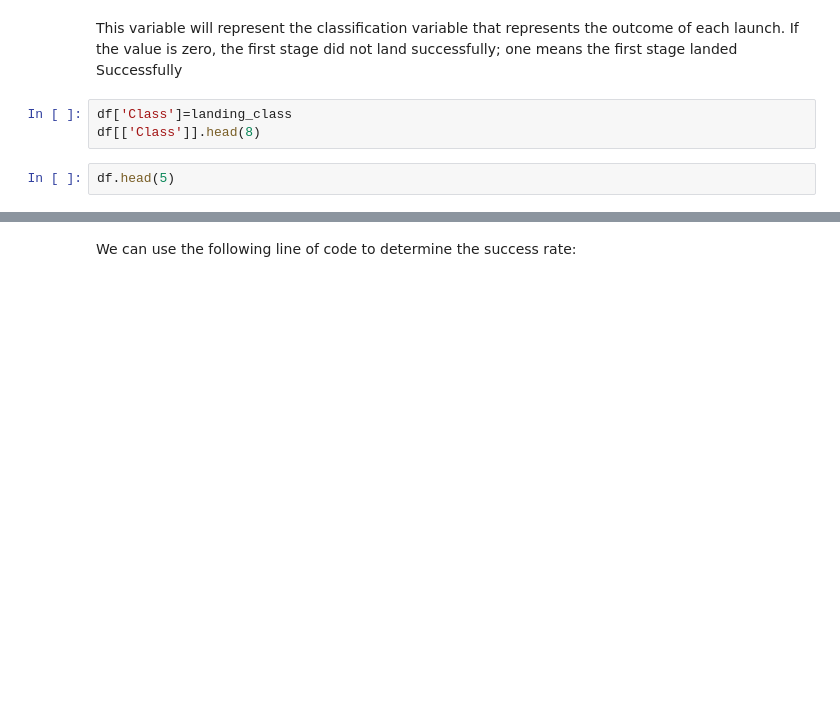
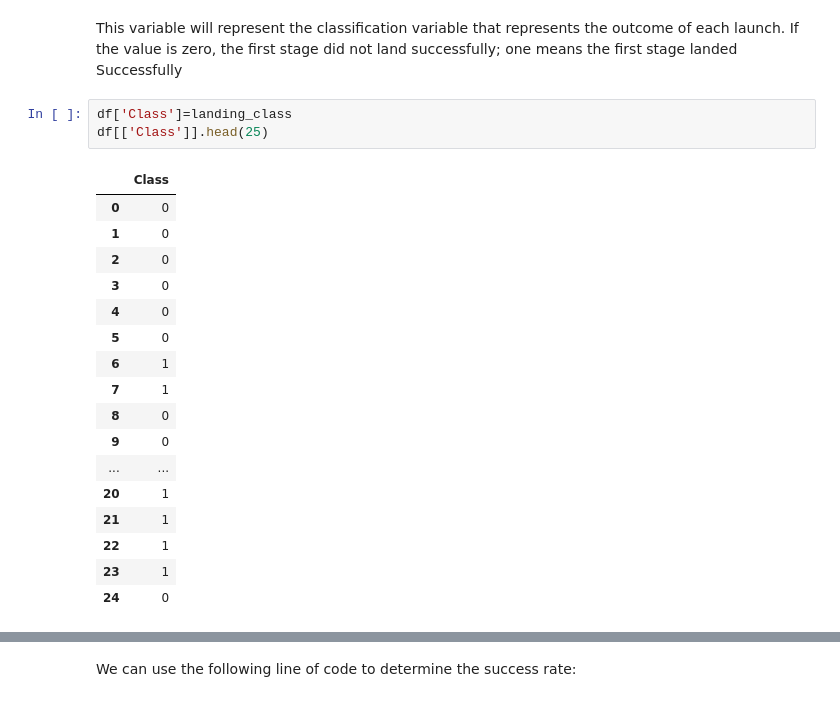
Before and after one commit to A-Alexandrov2021/IBM-Data-Science-Project_Space-X-Applied-Data-Science-Capstone, a Jupyter notebook: Complete_the_EDA_lab.ipynb, the cells around one changed output, grey strips where cells are left out. Cells and saved outputs as stored; diff of their text form; blank space fills up the shorter version.

```diff
--- a/Complete_the_EDA_lab.ipynb
+++ b/Complete_the_EDA_lab.ipynb
@@ -131,6 +229,22 @@ Using the <code>Outcome</code>,  create a list where the element is zero if the
 This variable will represent the classification variable that represents the outcome of each launch. If the value is zero, the  first stage did not land successfully; one means  the first stage landed Successfully
 # %%
 df['Class']=landing_class
-df[['Class']].head(8)
+df[['Class']].head(25)
+# %% [output]
+|  | Class |
+| 0 | 0 |
+| 1 | 0 |
+| 2 | 0 |
+| 3 | 0 |
+| 4 | 0 |
+| 5 | 0 |
+| 6 | 1 |
+| 7 | 1 |
+| 8 | 0 |
+| 9 | 0 |
+| ... | ... |
+| 20 | 1 |
+| 21 | 1 |
+| 22 | 1 |
+| 23 | 1 |
+| 24 | 0 |
-# %%
-df.head(5)
```
Also changed, not shown: parts of 13 cells of this notebook.
